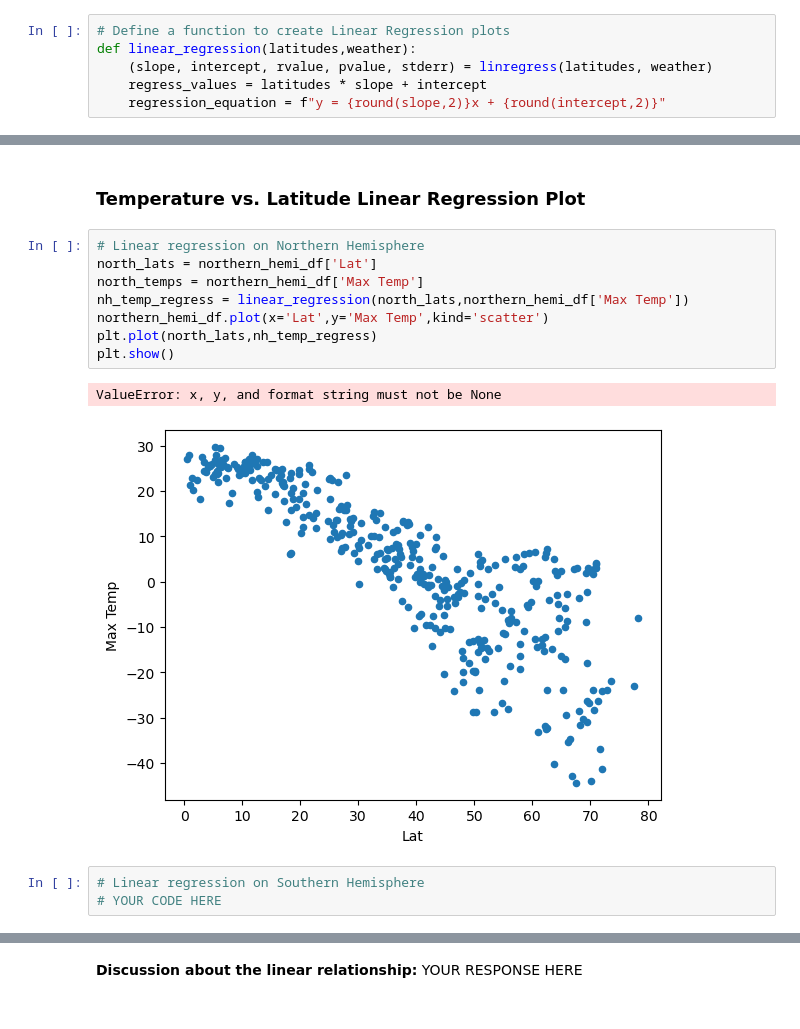
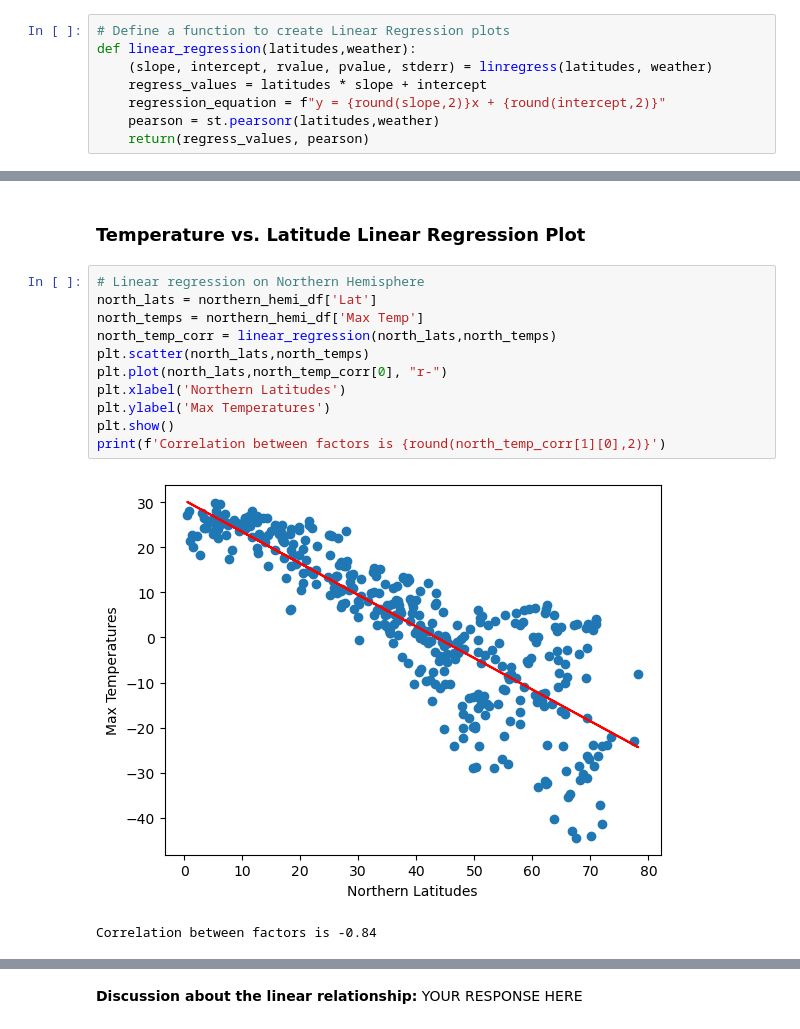
Before and after one commit to bjhepburn/weather_challenge, a Jupyter notebook: weatherpy/WeatherPy.ipynb, the cells around one changed output, grey strips where cells are left out. Saved outputs shown, nothing was run; the diff lists cells and outputs as text.

```diff
--- a/weatherpy/WeatherPy.ipynb
+++ b/weatherpy/WeatherPy.ipynb
@@ -292,6 +293,8 @@ def linear_regression(latitudes,weather):
     (slope, intercept, rvalue, pvalue, stderr) = linregress(latitudes, weather)
     regress_values = latitudes * slope + intercept
     regression_equation = f"y = {round(slope,2)}x + {round(intercept,2)}"
+    pearson = st.pearsonr(latitudes,weather)
+    return(regress_values, pearson)
 # %%
 # Create a DataFrame with the Northern Hemisphere data (Latitude >= 0)
 northern_hemi_df = city_data_df.loc[city_data_df['Lat'] >= 0]
@@ -325,14 +328,14 @@ southern_hemi_df.head()
 # %%
 # Linear regression on Northern Hemisphere
 north_lats = northern_hemi_df['Lat']
 north_temps = northern_hemi_df['Max Temp']
-nh_temp_regress = linear_regression(north_lats,northern_hemi_df['Max Temp'])
-northern_hemi_df.plot(x='Lat',y='Max Temp',kind='scatter')
-plt.plot(north_lats,nh_temp_regress)
+north_temp_corr = linear_regression(north_lats,north_temps)
+plt.scatter(north_lats,north_temps)
+plt.plot(north_lats,north_temp_corr[0], "r-")
+plt.xlabel('Northern Latitudes')
+plt.ylabel('Max Temperatures')
 plt.show()
+print(f'Correlation between factors is {round(north_temp_corr[1][0],2)}')
 # %% [output]
+[figure, new version]
-ValueError: x, y, and format string must not be None
+Correlation between factors is -0.84
-[figure, old version]
-# %%
-# Linear regression on Southern Hemisphere
-# YOUR CODE HERE
```
Also changed, not shown: parts of 14 cells of this notebook, 5 other files.
